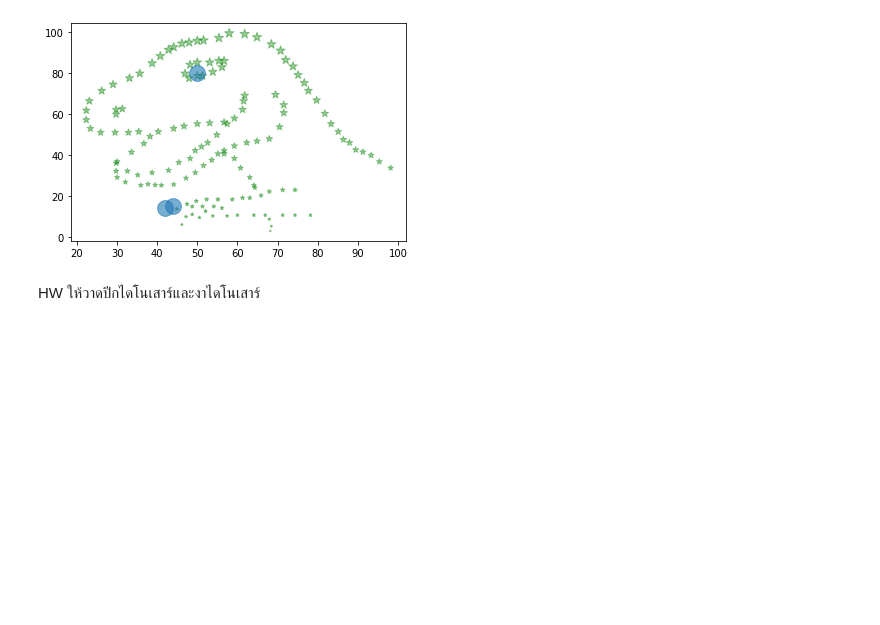
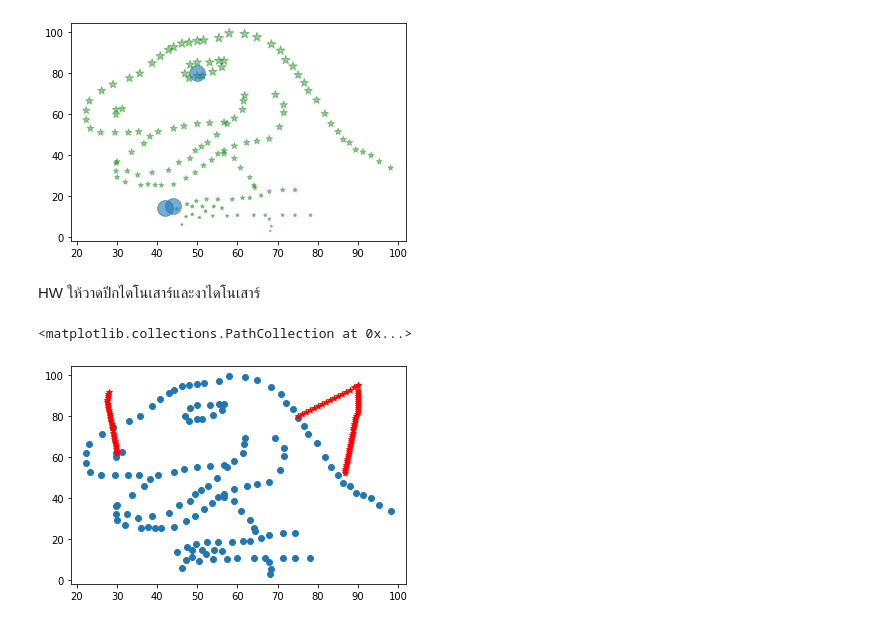
Before and after one commit to MeenTers/KKU_data_mining, a Jupyter notebook: Data102.ipynb, the cells around one changed output. Saved outputs shown, nothing was run; the diff lists cells and outputs as text; code cells hidden in the pictures; blank space fills up the shorter version.

```diff
--- a/Data102.ipynb
+++ b/Data102.ipynb
@@ -125,3 +121,9 @@ plt.scatter([44,42,50],[15,14,80],s=250,alpha=0.6)
 [figure]
 # %% [markdown]
 HW ให้วาดปีกไดโนเสาร์และงาไดโนเสาร์
+# %%
+plt.scatter(data['x'],data['y'])
+plt.scatter([75,76,77,78,79,80,81,82,83,84,85,86,87,88,89,90,90,90,90,90,90,90,90,90,90,90,90,90,90,89.8,89.5,89.4,89.3,89.2,89.1,89,88.9,88.8,88.7,88.6,88.5,88.4,88.3,88.2,88.1,88,87.9,87.8,87.7,87.6,87.5,87.4,87.3,87.2,87.1,87,86.9,86.8,86.7,30,29.9,29.8,29.7,29.6,29.5,29.4,29.3,29.2,29.1,29,28.9,28.8,28.7,28.6,28.5,28.4,28.3,28.2,28.1,28,27.9,27.8,27.7,27.6,27.5,27.5,27.6,27.7,27.8,27.9],[80,81,82,83,84,85,86,87,88,89,90,91,92,93,94,95,95,93,92,91,90,89,88,87,86,85,84,83,82,81,80,79,78,77,76,75,74,73,72,71,70,69,68,67,66,65,64,63,62,61,60,59,58,57,56,55,54,53,52,62,63,64,65,66,67,68,69,70,71,72,73,74,75,76,77,78,79,80,81,82,83,84,85,86,87,88,89,90,91,92],marker= '*',c = 'r')
+# %% [output]
+<matplotlib.collections.PathCollection at 0x...>
+[figure, added]
```
Also changed, not shown: parts of 1 cell of this notebook.
